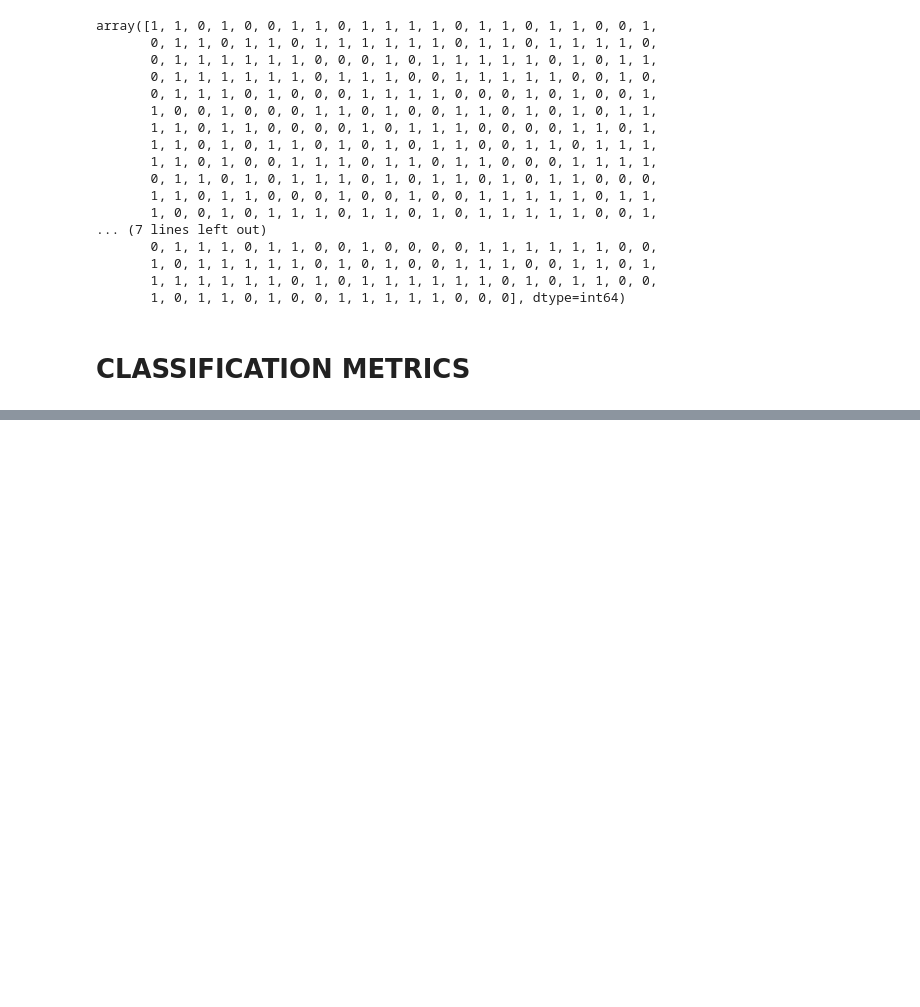
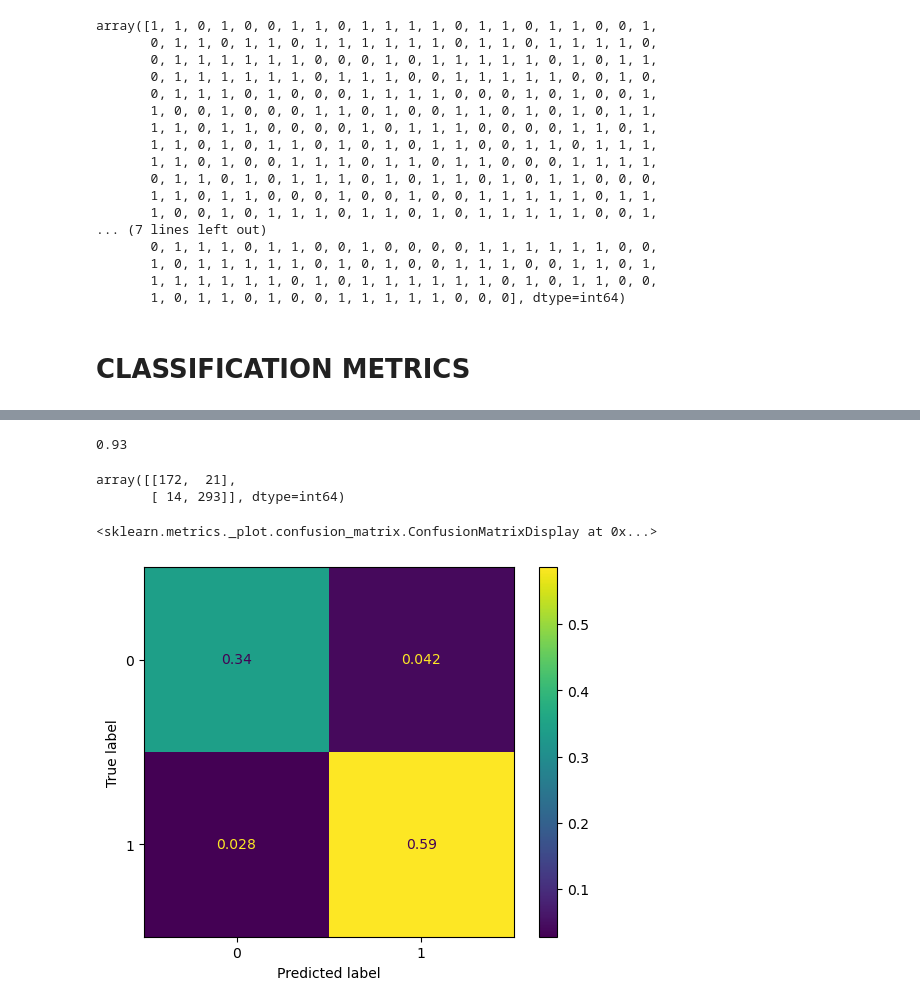
Before and after one commit to NadeemDin/ML-Logistic-Regression, a Jupyter notebook: Logistic Regression Notes.ipynb, the cells around one changed output, grey strips where cells are left out. Saved outputs shown, nothing was run; the diff lists cells and outputs as text; code cells hidden in the pictures; blank space fills up the shorter version.

Commit message:
performed performance eval of model

```diff
--- a/Logistic Regression Notes.ipynb
+++ b/Logistic Regression Notes.ipynb
@@ -270,0 +311,9 @@ y_pred = log_model.predict_proba(scaled_x_test) #predict y values of the testing
+# %%
+accuracy_score(y_test,y_pred) #93% - remember accuracy paradox
+# %% [output]
+0.93
+# %%
+confusion_matrix(y_test,y_pred)
+# %% [output]
+array([[172,  21],
+       [ 14, 293]], dtype=int64)
@@ -270,0 +322,5 @@ y_pred = log_model.predict_proba(scaled_x_test) #predict y values of the testing
+# %%
+plot_confusion_matrix(log_model,scaled_x_test,y_test,normalize='all')
+# %% [output]
+<sklearn.metrics._plot.confusion_matrix.ConfusionMatrixDisplay at 0x...>
+[figure, added]
```
Also changed, not shown: parts of 16 cells of this notebook.
